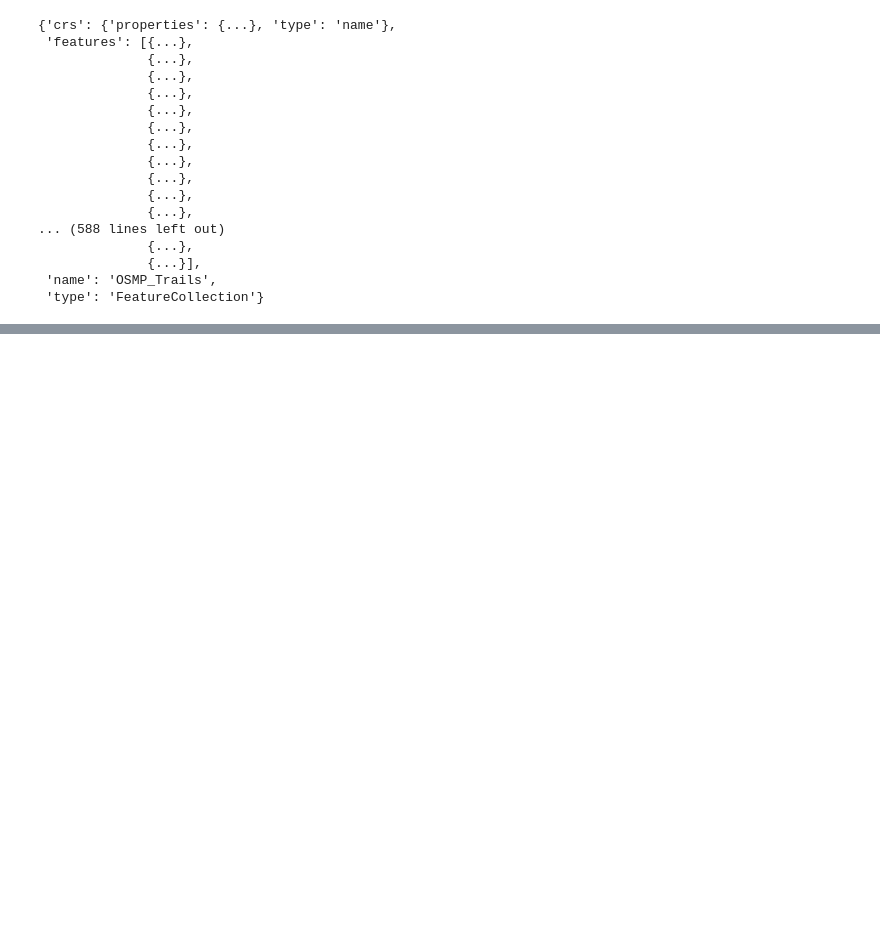
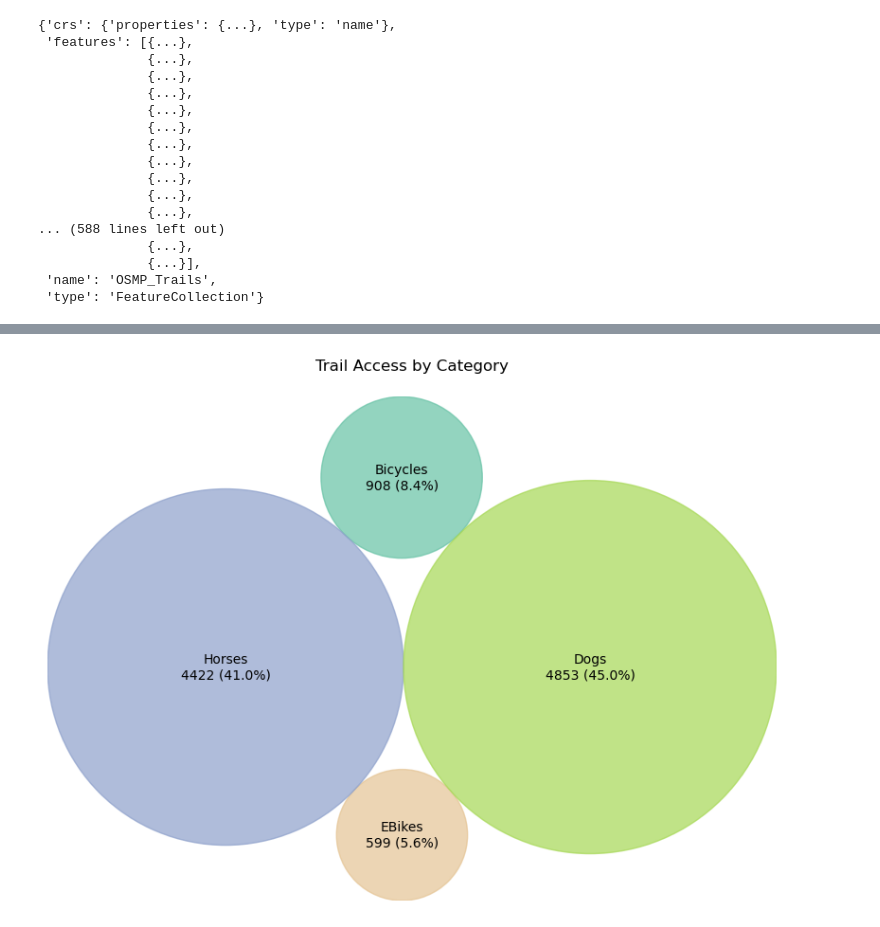
Before and after one commit to digibson3/Data-Visualization, a Jupyter notebook: Project 3/Trails/Trails.ipynb, the cells around one changed output, grey strips where cells are left out. Saved outputs shown, nothing was run; the diff lists cells and outputs as text; code cells hidden in the pictures; blank space fills up the shorter version.

Commit message:
final project

```diff
--- a/Project 3/Trails/Trails.ipynb
+++ b/Project 3/Trails/Trails.ipynb
@@ -107,13 +185,13 @@ dog_policy_dfs = {
     'no_dogs': no_dogs_df
 }
 # %%
-# load and inspect JSON
-import json
-with open("/Users/dianagibson/Desktop/DA/Challenges/Data-Visualization/Project 3/resources/OSMP_Trails.geojson", "r") as f:
+# load and inspect geoJSON which has the geographic trail info
+
+with open("../resources/OSMP_Trails.geojson", "r") as f:
     geojson = json.load(f)
 
 # Check what it looks like
-import pprint
+
 pprint.pprint(geojson, depth=2)
 # %% [output]
 {'crs': {'properties': {...}, 'type': 'name'},
@@ -398,0 +637,73 @@ fig.show()
+# %%
+import matplotlib.pyplot as plt
+import matplotlib.cm as cm
+
+# Load your cleaned merged dataset
+merged_df = pd.read_csv("../resources/merged_trails.csv")
+merged_df.columns = merged_df.columns.str.strip()
+
+# Columns of interest (already renamed during cleaning)
+columns_of_interest = {
+    "Bicycles": "bicycles",
+    "Horses": "horses",
+    "Dogs": "dogs",
+    "EBikes": "ebikes"
+}
+
+# Count 'Yes' values for each trail use category
+trail_use_counts = {
+    key: (merged_df[col].str.strip().str.lower() == "yes").sum()
+    for key, col in columns_of_interest.items()
+}
+
+# Calculate total for percentage calculations
+total_count = sum(trail_use_counts.values())
+
+# Build data list for circlify
+data = [{'id': k, 'datum': v} for k, v in trail_use_counts.items() if v > 0]
+
+# Create circle layout
+circles = circlify.circlify(
+    data,
+    show_enclosure=False,
+    target_enclosure=circlify.Circle(x=0, y=0, r=1)
+)
+
+# Determine axis limits
+x_coords = [c.x for c in circles if c.level == 1]
+y_coords = [c.y for c in circles if c.level == 1]
+radii = [c.r for c in circles if c.level == 1]
+x_min = min(x - r for x, r in zip(x_coords, radii))
+x_max = max(x + r for x, r in zip(x_coords, radii))
+y_min = min(y - r for y, r in zip(y_coords, radii))
+y_max = max(y + r for y, r in zip(y_coords, radii))
+
+# Set up color map
+colormap = cm.get_cmap('Set2')
+
+# Create figure
+fig, ax = plt.subplots(figsize=(8, 8))
+ax.set_aspect('equal')
+ax.set_xlim(x_min, x_max)
+ax.set_ylim(y_min, y_max)
+ax.axis('off')
+
+# Draw each circle
+for circle in circles:
+    if circle.level != 1:
+        continue
+
+    x, y, r = circle.x, circle.y, circle.r
+    label = circle.ex['id']
+    value = int(circle.ex['datum'])
+    percent = (value / total_count) * 100
+    label_text = f"{label}\n{value} ({percent:.1f}%)"
+    color = colormap(data.index(circle.ex) / len(data))  # Color map by index
+
+    ax.add_patch(plt.Circle((x, y), r, color=color, alpha=0.7, edgecolor='black'))
+    plt.text(x, y, label_text, ha='center', va='center', fontsize=10)
+
+plt.title("Trail Access by Category", pad=20)
+plt.tight_layout()
+plt.show()
+# %% [output]
@@ -398,0 +714 @@ fig.show()
+[figure, added]
```
Also changed, not shown: parts of 34 cells of this notebook, 28 other files.
